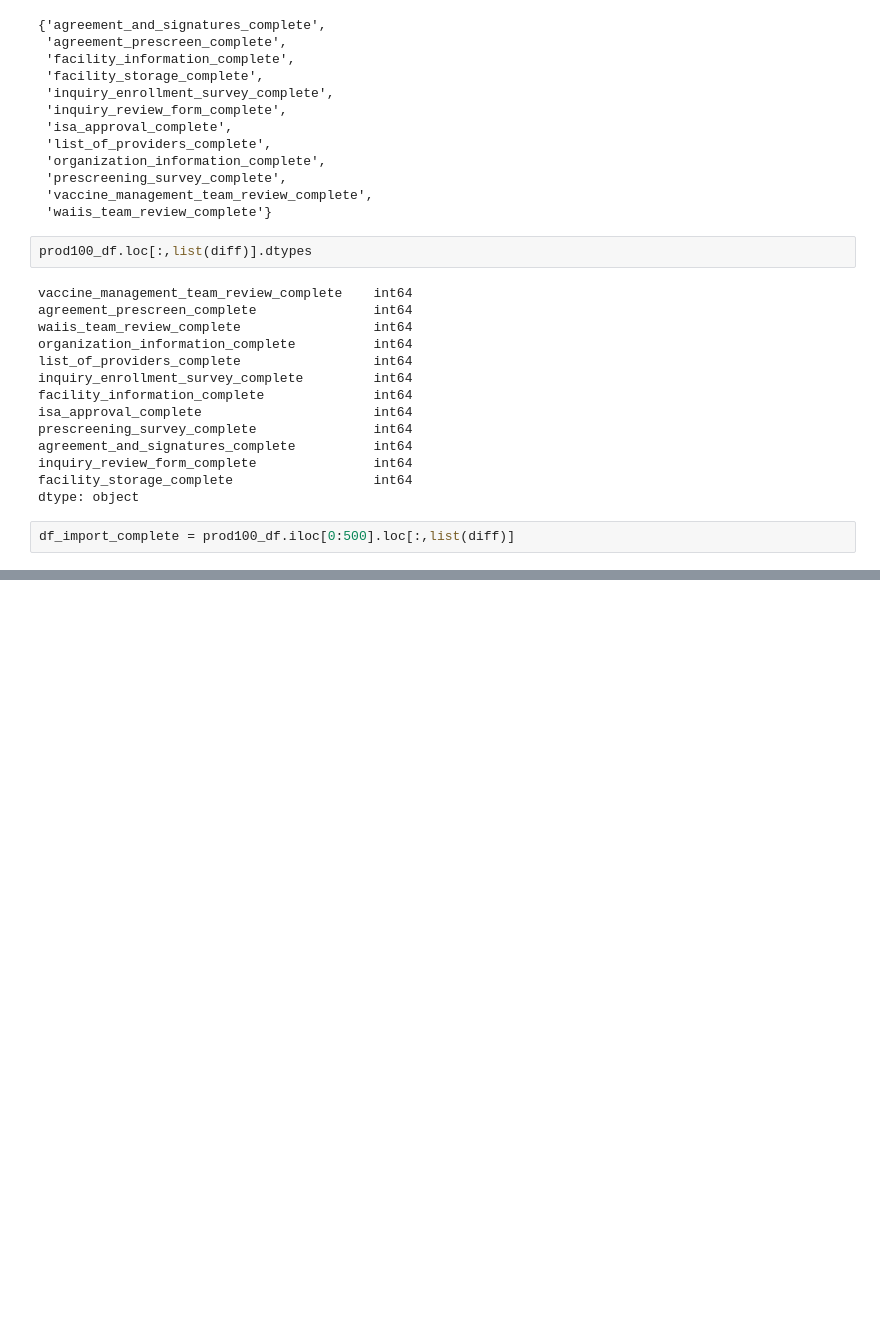
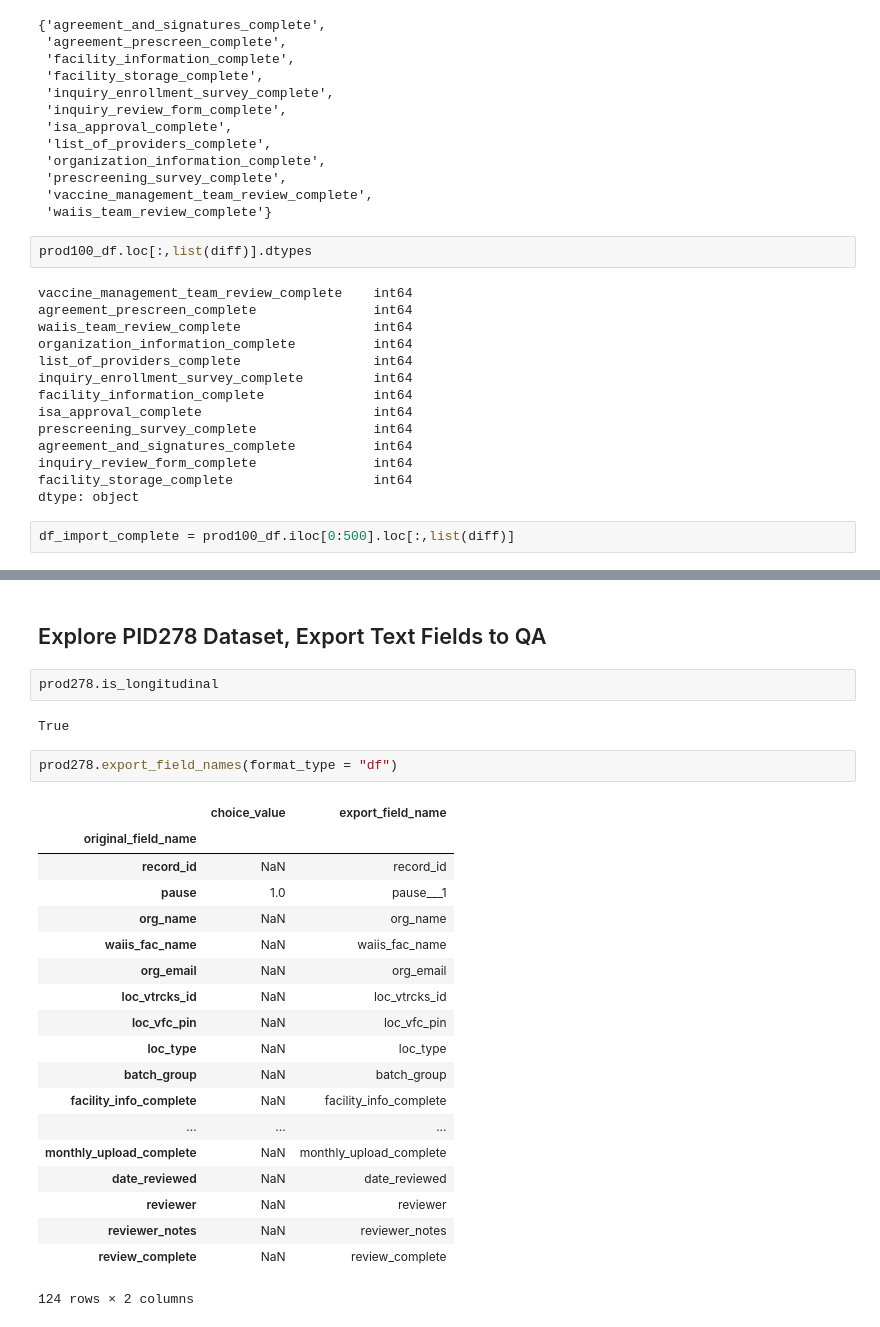
Before and after one commit to DOH-AXG5303/vaccine_storage_temperature, a Jupyter notebook: 2022_04_23_explore_project_data.ipynb, the cells around one changed output, grey strips where cells are left out. Saved outputs shown, nothing was run; the diff lists cells and outputs as text; blank space fills up the shorter version.

```diff
--- a/2022_04_23_explore_project_data.ipynb
+++ b/2022_04_23_explore_project_data.ipynb
@@ -327,0 +310,28 @@ df_import_complete
+# %% [markdown]
+## Explore PID278 Dataset, Export Text Fields to QA
+# %%
+prod278.is_longitudinal
+# %% [output]
+True
+# %%
+prod278.export_field_names(format_type = "df")
+# %% [output]
+|  | choice_value | export_field_name |
+| original_field_name |  |  |
+| record_id | NaN | record_id |
+| pause | 1.0 | pause___1 |
+| org_name | NaN | org_name |
+| waiis_fac_name | NaN | waiis_fac_name |
+| org_email | NaN | org_email |
+| loc_vtrcks_id | NaN | loc_vtrcks_id |
+| loc_vfc_pin | NaN | loc_vfc_pin |
+| loc_type | NaN | loc_type |
+| batch_group | NaN | batch_group |
+| facility_info_complete | NaN | facility_info_complete |
+| ... | ... | ... |
+| monthly_upload_complete | NaN | monthly_upload_complete |
+| date_reviewed | NaN | date_reviewed |
+| reviewer | NaN | reviewer |
+| reviewer_notes | NaN | reviewer_notes |
+| review_complete | NaN | review_complete |
+124 rows × 2 columns
```
Also changed, not shown: parts of 10 cells of this notebook.
